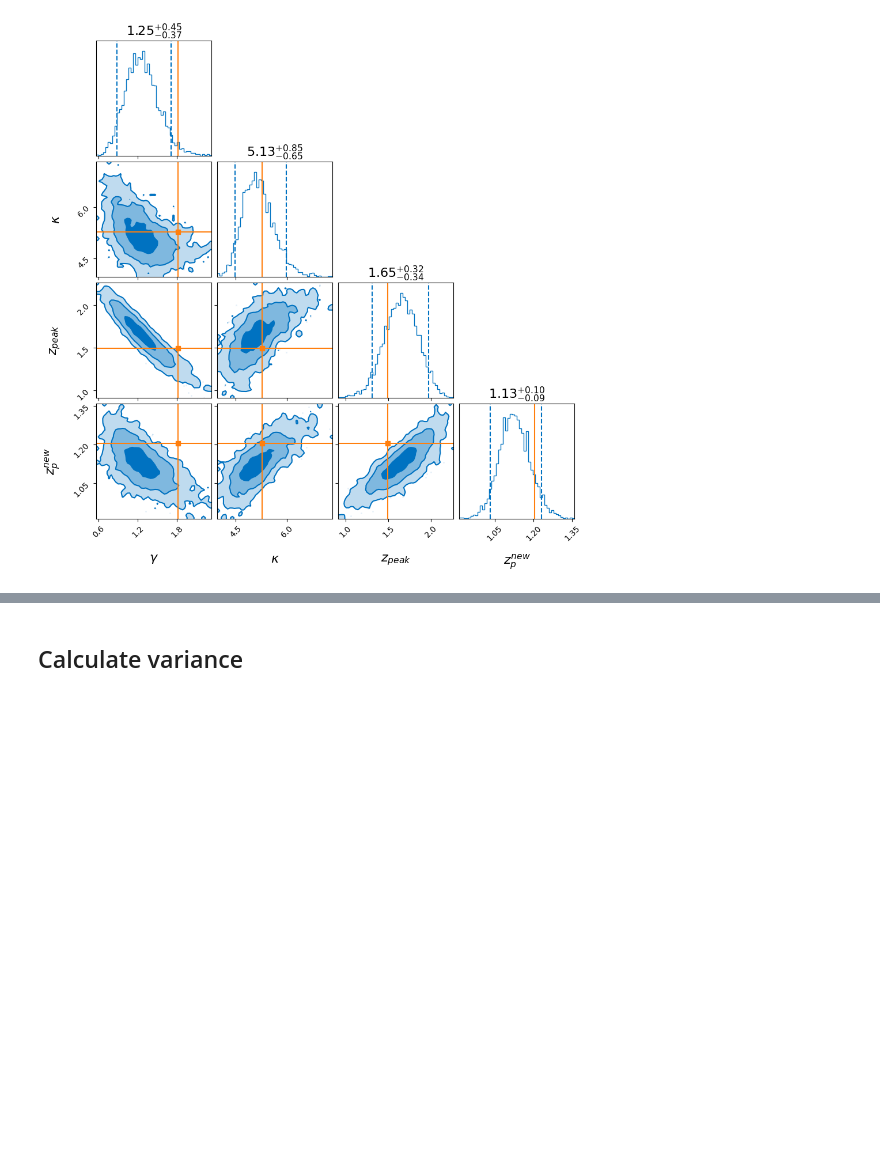
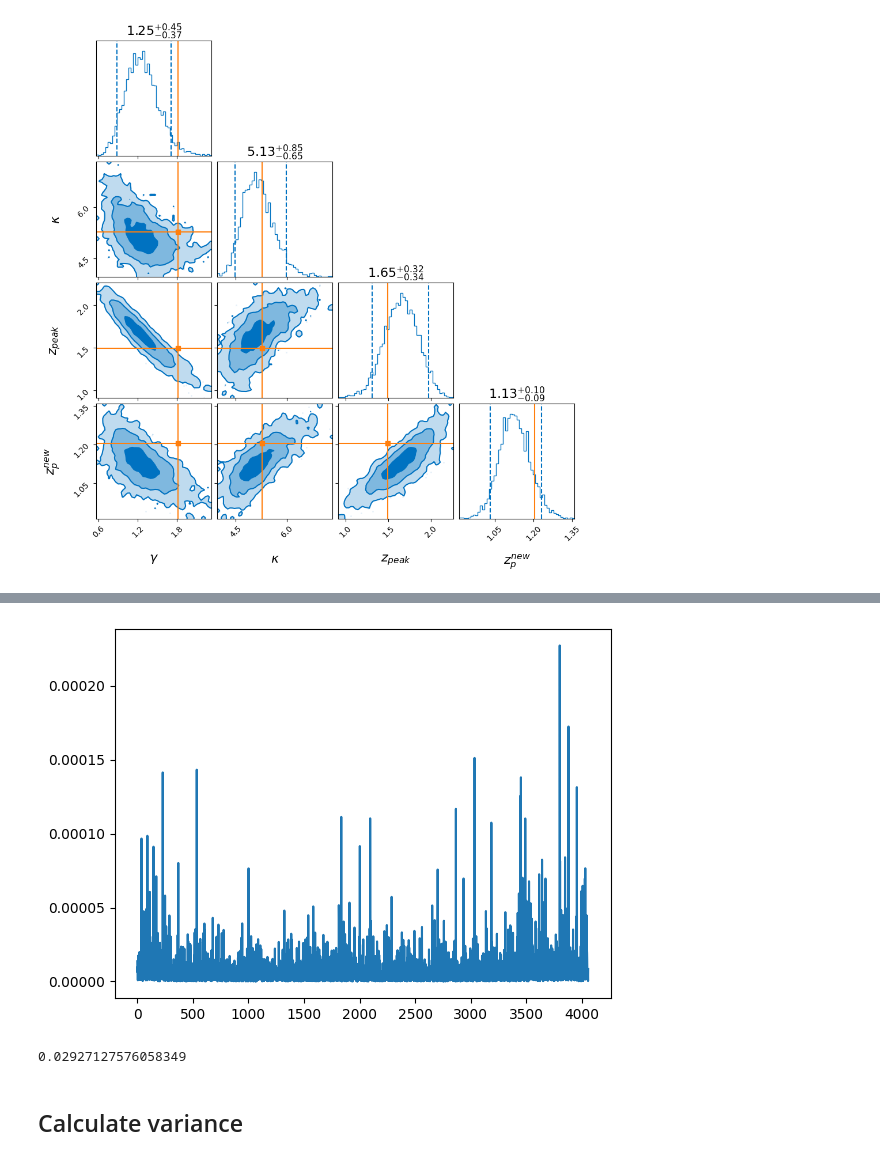
Before and after one commit to divyajyoti09/next_gen_detect, a Jupyter notebook: A-sharp_z_peak_mapping/gwpopulation/post_proc_checks_gwpop.ipynb, the cells around one changed output, grey strips where cells are left out. Saved outputs shown, nothing was run; the diff lists cells and outputs as text; code cells hidden in the pictures; blank space fills up the shorter version.

```diff
--- a/A-sharp_z_peak_mapping/gwpopulation/post_proc_checks_gwpop.ipynb
+++ b/A-sharp_z_peak_mapping/gwpopulation/post_proc_checks_gwpop.ipynb
@@ -159,0 +162,19 @@ result.plot_corner(parameters=true_params, outdir=outdir,
+# %%
+#gwpop.set_backend("jax")
+
+#xp = gwpop.utils.xp
+
+project_dir = '/home/divyajyoti/ACADEMIC/Projects/Cardiff_University/Next_gen_detectability/A-sharp-study/'
+#project_dir = '/home/divyajyoti.nln/Cardiff_University/Next_gen_detectability/A-sharp-study/'
+# %%
+netw = 'Asharp'
+#netw = 'CE4020ET123'
+#mass_band = 'below_40'
+#mass_band = '40-80'
+#mass_band = 'above_80'
+#outdir = os.path.join(project_dir, 'gwpopulation', 'BBH', 'gwpop_analysis_results',
+#                      netw, 'mass_bands', mass_band, 'run03_gwfish_mf_from_opt_SNR_injections_XPHM')
+rundir = os.path.join(project_dir, 'gwpopulation', 'BBH', 'gwpop_analysis_results',
+                      netw, 'run05_gwfish_mf_from_opt_SNR_injections_XPHM')
+# %%
+var_data = pd.read_csv(os.path.join(rundir, 'full_posterior_low_var_events.csv'))
@@ -160,3 +197,11 @@ result.plot_corner(parameters=true_params, outdir=outdir,
+# %%
+plt.plot(var_data['sample_0']);
+# %% [output]
+[figure, added]
+# %%
+np.sum(var_data['sample_0'])
+# %% [output]
+0.02927127576058349
 # %% [markdown]
 ## Calculate variance
 # %%
```
Also changed, not shown: parts of 2 cells of this notebook, 1 other file.
